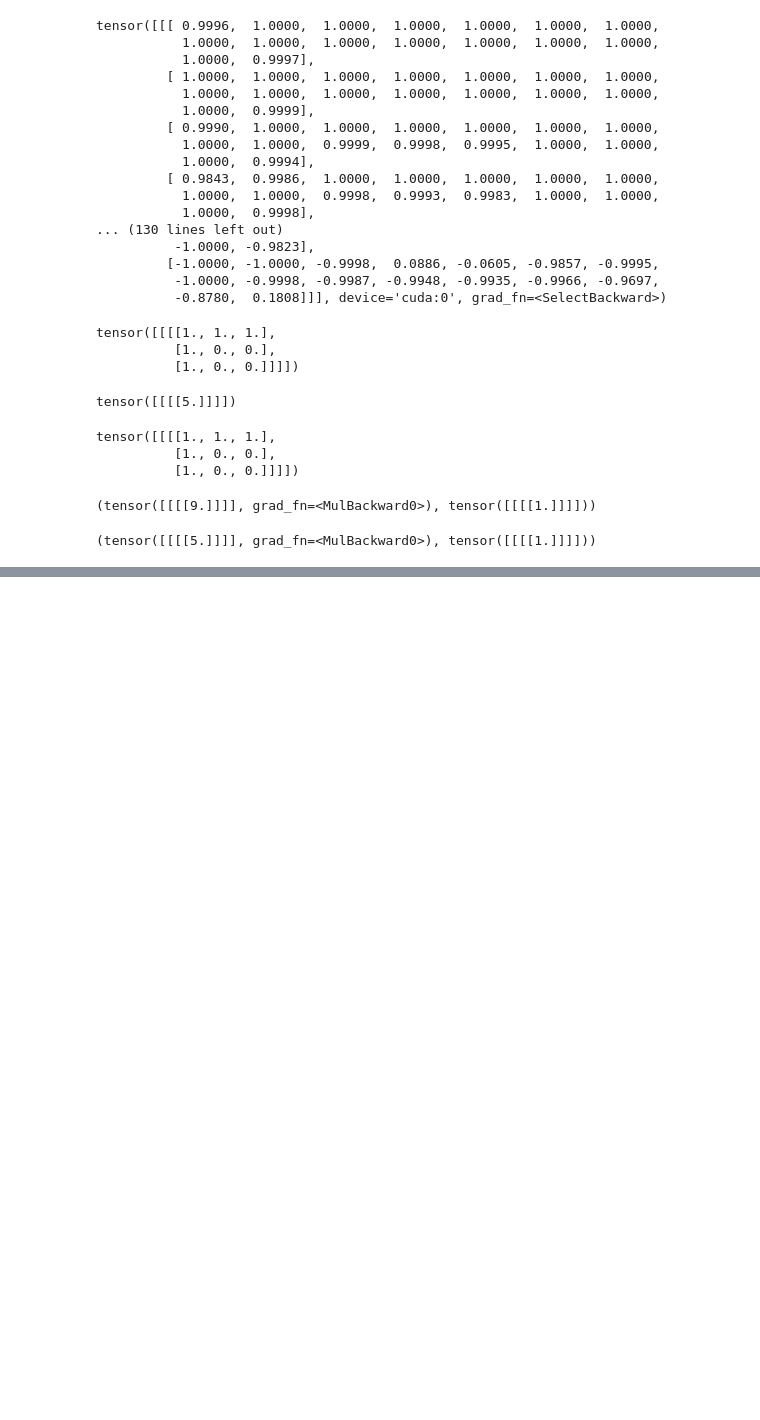
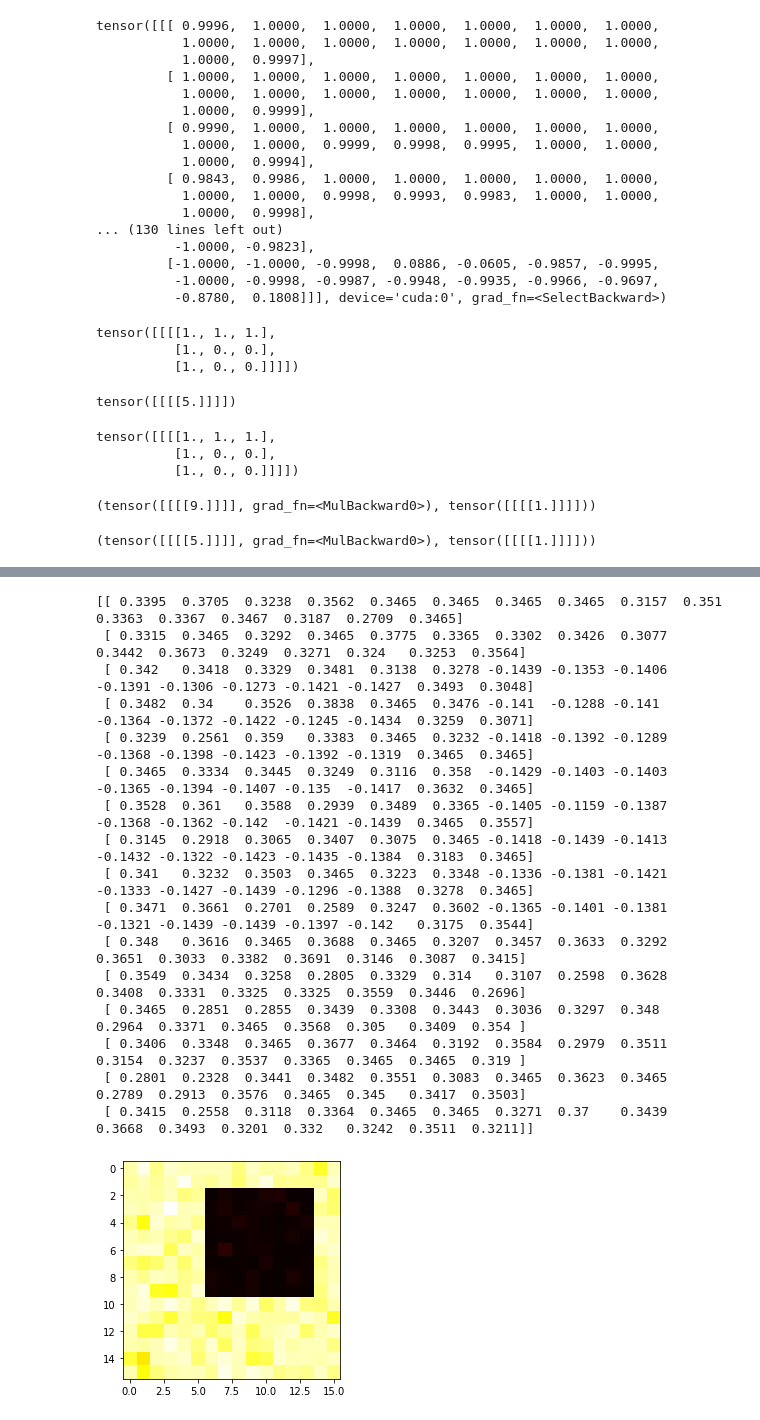
Before and after one commit to AustinXY/pconv-toy, a Jupyter notebook: pconv-toy.ipynb, the cells around one changed output, grey strips where cells are left out. Cells and saved outputs as stored; diff of their text form; code cells hidden in the pictures; blank space fills up the shorter version.

```diff
--- a/pconv-toy.ipynb
+++ b/pconv-toy.ipynb
@@ -529,0 +551,23 @@ tensor([[[[1., 1., 1.],
+# %%
+plt.imshow(fm, cmap='hot')
+np.set_printoptions(precision=4)
+np.set_printoptions(linewidth=150)
+print(fm)
+# %% [output]
+[[ 0.3395  0.3705  0.3238  0.3562  0.3465  0.3465  0.3465  0.3465  0.3157  0.351   0.3363  0.3367  0.3467  0.3187  0.2709  0.3465]
+ [ 0.3315  0.3465  0.3292  0.3465  0.3775  0.3365  0.3302  0.3426  0.3077  0.3442  0.3673  0.3249  0.3271  0.324   0.3253  0.3564]
+ [ 0.342   0.3418  0.3329  0.3481  0.3138  0.3278 -0.1439 -0.1353 -0.1406 -0.1391 -0.1306 -0.1273 -0.1421 -0.1427  0.3493  0.3048]
+ [ 0.3482  0.34    0.3526  0.3838  0.3465  0.3476 -0.141  -0.1288 -0.141  -0.1364 -0.1372 -0.1422 -0.1245 -0.1434  0.3259  0.3071]
+ [ 0.3239  0.2561  0.359   0.3383  0.3465  0.3232 -0.1418 -0.1392 -0.1289 -0.1368 -0.1398 -0.1423 -0.1392 -0.1319  0.3465  0.3465]
+ [ 0.3465  0.3334  0.3445  0.3249  0.3116  0.358  -0.1429 -0.1403 -0.1403 -0.1365 -0.1394 -0.1407 -0.135  -0.1417  0.3632  0.3465]
+ [ 0.3528  0.361   0.3588  0.2939  0.3489  0.3365 -0.1405 -0.1159 -0.1387 -0.1368 -0.1362 -0.142  -0.1421 -0.1439  0.3465  0.3557]
+ [ 0.3145  0.2918  0.3065  0.3407  0.3075  0.3465 -0.1418 -0.1439 -0.1413 -0.1432 -0.1322 -0.1423 -0.1435 -0.1384  0.3183  0.3465]
+ [ 0.341   0.3232  0.3503  0.3465  0.3223  0.3348 -0.1336 -0.1381 -0.1421 -0.1333 -0.1427 -0.1439 -0.1296 -0.1388  0.3278  0.3465]
+ [ 0.3471  0.3661  0.2701  0.2589  0.3247  0.3602 -0.1365 -0.1401 -0.1381 -0.1321 -0.1439 -0.1439 -0.1397 -0.142   0.3175  0.3544]
+ [ 0.348   0.3616  0.3465  0.3688  0.3465  0.3207  0.3457  0.3633  0.3292  0.3651  0.3033  0.3382  0.3691  0.3146  0.3087  0.3415]
+ [ 0.3549  0.3434  0.3258  0.2805  0.3329  0.314   0.3107  0.2598  0.3628  0.3408  0.3331  0.3325  0.3325  0.3559  0.3446  0.2696]
+ [ 0.3465  0.2851  0.2855  0.3439  0.3308  0.3443  0.3036  0.3297  0.348   0.2964  0.3371  0.3465  0.3568  0.305   0.3409  0.354 ]
+ [ 0.3406  0.3348  0.3465  0.3677  0.3464  0.3192  0.3584  0.2979  0.3511  0.3154  0.3237  0.3537  0.3365  0.3465  0.3465  0.319 ]
+ [ 0.2801  0.2328  0.3441  0.3482  0.3551  0.3083  0.3465  0.3623  0.3465  0.2789  0.2913  0.3576  0.3465  0.345   0.3417  0.3503]
+ [ 0.3415  0.2558  0.3118  0.3364  0.3465  0.3465  0.3271  0.37    0.3439  0.3668  0.3493  0.3201  0.332   0.3242  0.3511  0.3211]]
+[figure, added]
```
Also changed, not shown: parts of 15 cells of this notebook.
